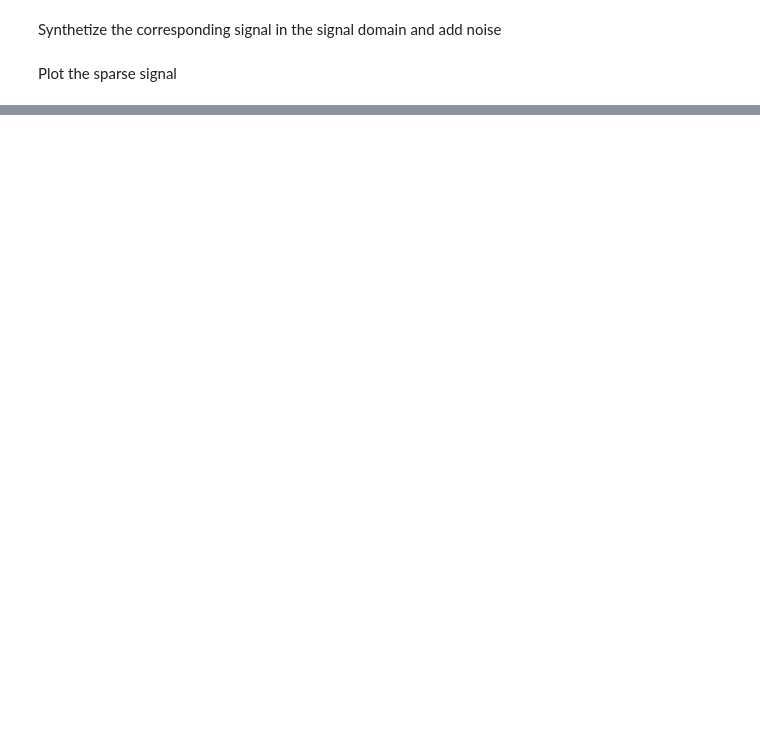
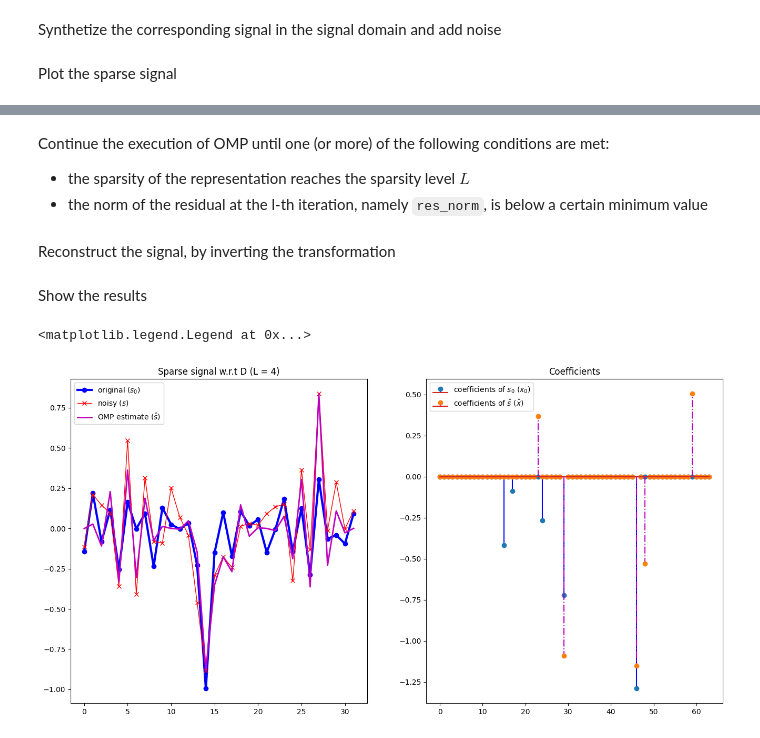
Before and after one commit to Thomas-Fabbris/MMIP-polimi, a Jupyter notebook: Assignments/lecture_7_matching_pursuit_variants.ipynb, the cells around one changed output, grey strips where cells are left out. Cells and saved outputs as stored; diff of their text form; code cells hidden in the pictures; blank space fills up the shorter version.

```diff
--- a/Assignments/lecture_7_matching_pursuit_variants.ipynb
+++ b/Assignments/lecture_7_matching_pursuit_variants.ipynb
@@ -55,3 +64,6 @@ Synthetize the corresponding signal in the signal domain and add noise
+# %%
+s0 = D @ x0
+s = s0 + np.random.normal(0.0, sigma_noise, size=(M,))
 # %% [markdown]
 Plot the sparse signal
 # %%
@@ -182,0 +94,54 @@ ax[1].legend(['coefficients of s0 (x0)', 'coefficients of s_hat (x_hat)'])
+# %% [markdown]
+Continue the execution of OMP until one (or more) of the following conditions
+are met:
+- the sparsity of the representation reaches the sparsity level $L$
+- the norm of the residual at the l-th iteration, namely `res_norm`, is below a
+certain minimum value
+# %%
+while np.count_nonzero(x_OMP) < L + 1 and res_norm > MINIMUM_NORM_RES:
+
+    # Sweep step
+    e = np.zeros(N)
+    for j in range(N):
+        e[j] = res_norm ** 2 - (np.dot(r, D[:, j])) ** 2
+    jStar = np.argmin(e)
+    omega.append(jStar)                 # update the support set
+
+    # Update step
+    D_w = D[:, omega]
+    x_w = np.linalg.solve(D_w.T @ D_w, D_w.T @ s)
+    x_OMP = np.zeros(N)
+    x_OMP[omega] = x_w                  # update the solution
+    r = s - D_w @ x_w                   # update the residual
+    res_norm = np.linalg.norm(r)        # compute residual norm
+# %% [markdown]
+Reconstruct the signal, by inverting the transformation
+# %%
+s_hat_OMP = D @ x_OMP
+# %% [markdown]
+Show the results
+# %%
+LN_WDT = 2
+MRK_SZ = 10
+
+fix, ax = plt.subplots(1, 2, figsize=(16, 8))
+ax[0].plot(s0, 'b-o', linewidth=LN_WDT + 1)
+ax[0].plot(s, 'r-x', linewidth=LN_WDT - 1)
+ax[0].plot(s_hat_OMP, 'm-', linewidth=LN_WDT)
+ax[0].set_title(f'Sparse signal w.r.t D (L = {L:.0f})')
+ax[0].legend([
+    r'original ($s_0$)',
+    r'noisy ($s$)',
+    r'OMP estimate ($\hat{s}$)'
+])
+
+ax[1].stem(x0, linefmt='b-', markerfmt='C0o')
+ax[1].stem(x_OMP, linefmt='m-.', markerfmt='C1o')
+ax[1].set_title('Coefficients')
+ax[1].legend([
+    r'coefficients of $s_0$ ($x_0$)',
+    r'coefficients of $\hat{s}$ ($\hat{x}$)'
+])
+# %% [output]
+<matplotlib.legend.Legend at 0x...>
+[figure, added]
```
Also changed, not shown: parts of 53 cells of this notebook, 1 other file.
